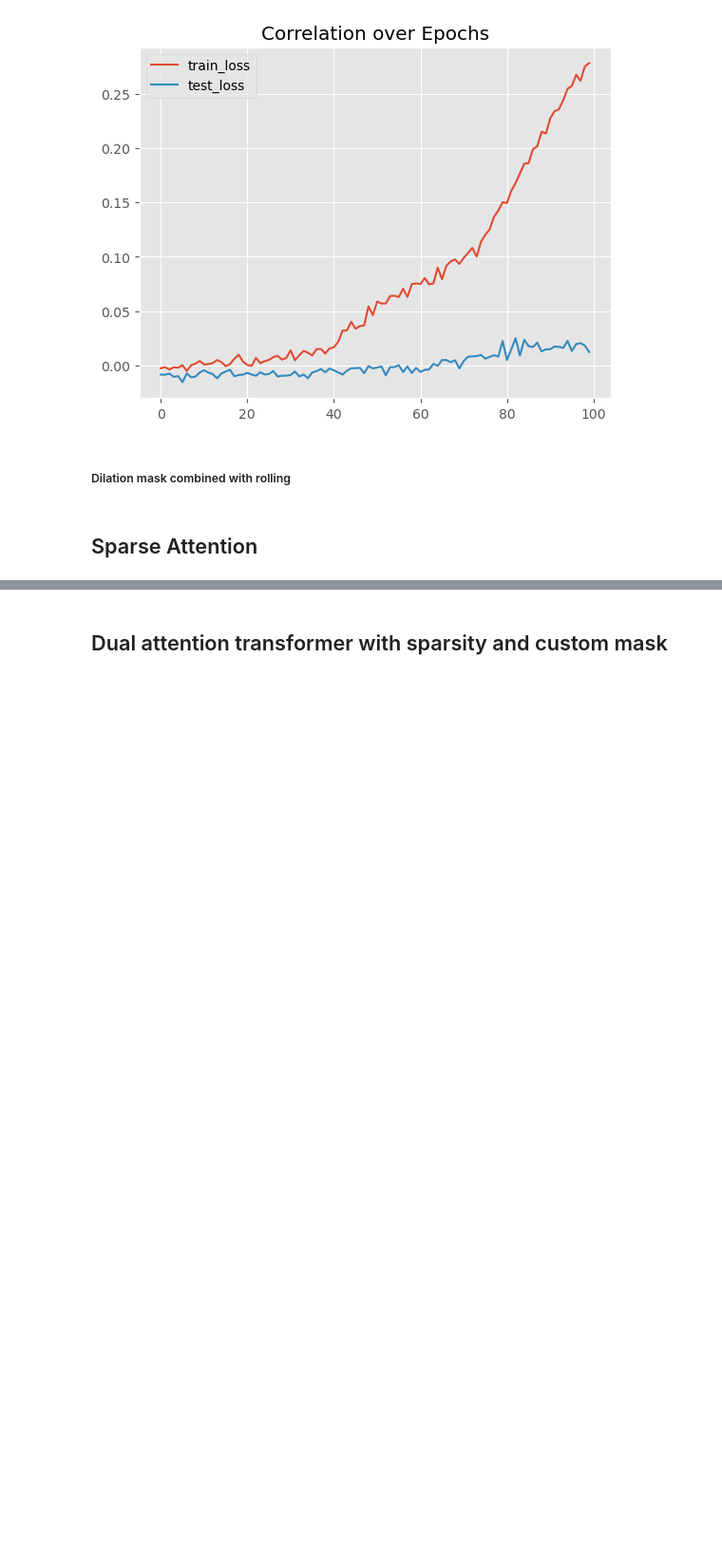
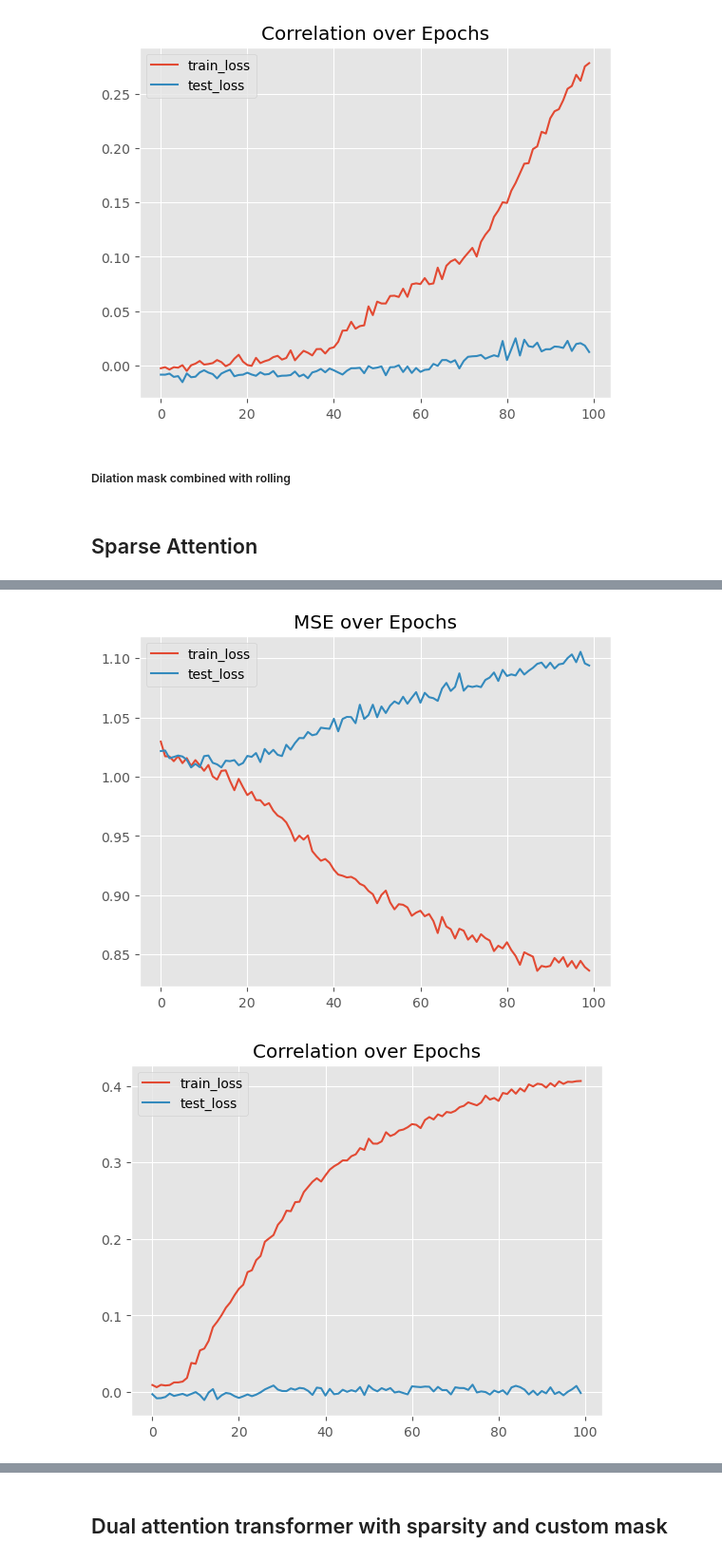
Before and after one commit to cyrilgarcia009/TSNN, a Jupyter notebook: notebooks/generators.ipynb, the cells around one changed output, grey strips where cells are left out. Shown at 95% size. Saved outputs shown, nothing was run; the diff lists cells and outputs as text; code cells hidden in the pictures; blank space fills up the shorter version.

```diff
--- a/notebooks/generators.ipynb
+++ b/notebooks/generators.ipynb
@@ -1104,7 +1111,10 @@ optimizer = torch.optim.AdamW(m.parameters(), lr=0.001)
 
 model_sparse = torch_benchmarks.TorchWrapper(m, optimizer=optimizer)
 # %%
-model_sparse.fit(z.train, test=z.test, epochs=400)
+model_sparse.fit(z.train, test=z.test, epochs=100)
+# %% [output]
+[figure, added]
+[figure, added]
 # %%
 comp = benchmark_comparison.Comparator(models=[lasso, lr, model_causal, model_sparse], model_names=['lasso', 'lr', 'causal', 'sparse'])
 # %%
```
Also changed, not shown: parts of 21 cells of this notebook.
